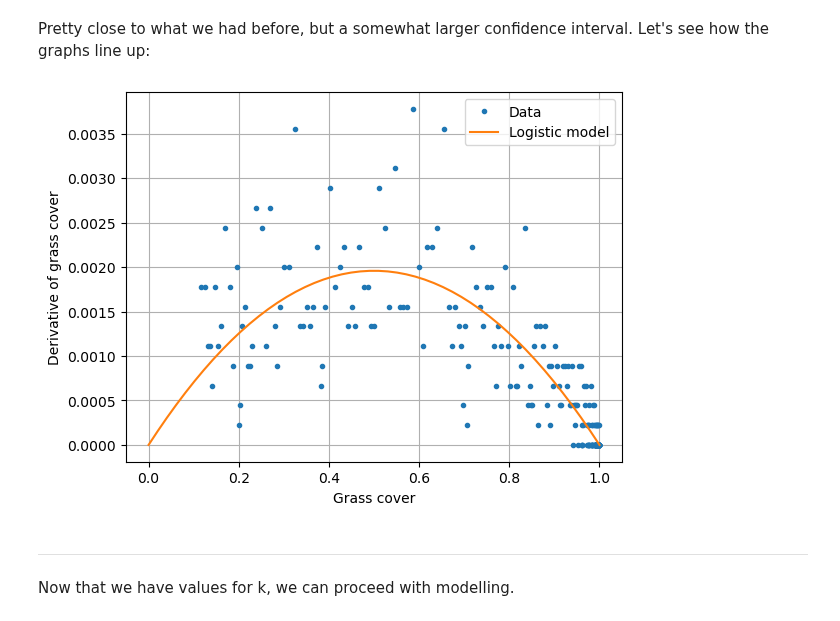
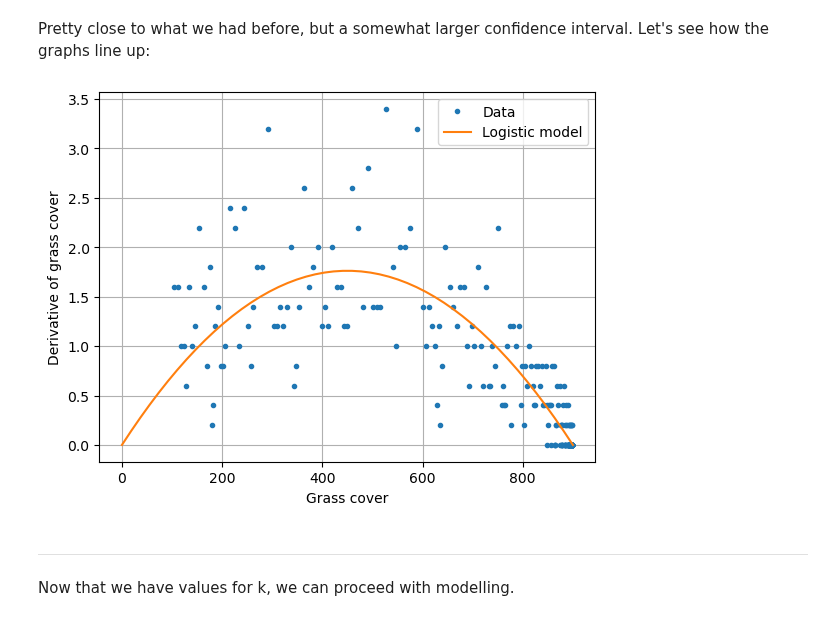
Before and after one commit to ELFREELAND/minecraft_sheep, a Jupyter notebook: grass_growth/grass_growth.ipynb, the cells around one changed output. Cells and saved outputs as stored; diff of their text form; code cells hidden in the pictures.

```diff
--- a/grass_growth/grass_growth.ipynb
+++ b/grass_growth/grass_growth.ipynb
@@ -18,7 +18,7 @@ with open("grass_growth.csv", "r") as f:
     whole_file = np.loadtxt(f, delimiter=",")
 
 time = whole_file[:, 0]
-grass_frac = whole_file[:, 1]/900
+grass_frac = whole_file[:, 1]
 # %% [markdown]
 ## Plot Grass Population vs Time
 ***
@@ -144,7 +144,7 @@ plt.show()
 Derivatives tend to make noise much more prominent, hence the large amount of scatter in the graph. Still, there is a distinct parabolic shape. We'll go ahead and perform a fit and see what we get for k:
 # %%
 def parabola(x, k):
-    return k * (x - x**2)
+    return k * (x - x**2/900)
 
 #We will use the same guess as before for k
 solution2 = sp.optimize.curve_fit(parabola, grass_cover_midpoint, grass_deriv, p0 = [0.008])
@@ -155,23 +155,23 @@ k = 0.00783 +/- 0.000235
 # %% [markdown]
 Pretty close to what we had before, but a somewhat larger confidence interval. Let's see how the graphs line up:
 # %%
-grass_deriv_fit = parabola(np.linspace(0,1), solution2[0][0])
+grass_deriv_fit = parabola(np.linspace(0,900), solution2[0][0])
 
 f, ax = plt.subplots()
 
 ax.plot(grass_cover_midpoint, grass_deriv, ".", label="Data")
-ax.plot(np.linspace(0,1), grass_deriv_fit, "-", label="Logistic model")
+ax.plot(np.linspace(0,900), grass_deriv_fit, "-", label="Logistic model")
 
 ax.grid(True)
 #ax.axis([-0.1, 1.1, -0.0001, 0.004])
 ax.set_xlabel("Grass cover")
 ax.set_ylabel("Derivative of grass cover")
 
 ax.legend()
 
 plt.show()
 # %% [output]
-[figure, old version]
+[figure, new version]
 # %% [markdown]
 ***
 Now that we have values for k, we can proceed with modelling.
```
Also changed, not shown: parts of 9 cells of this notebook, 14 other files.
